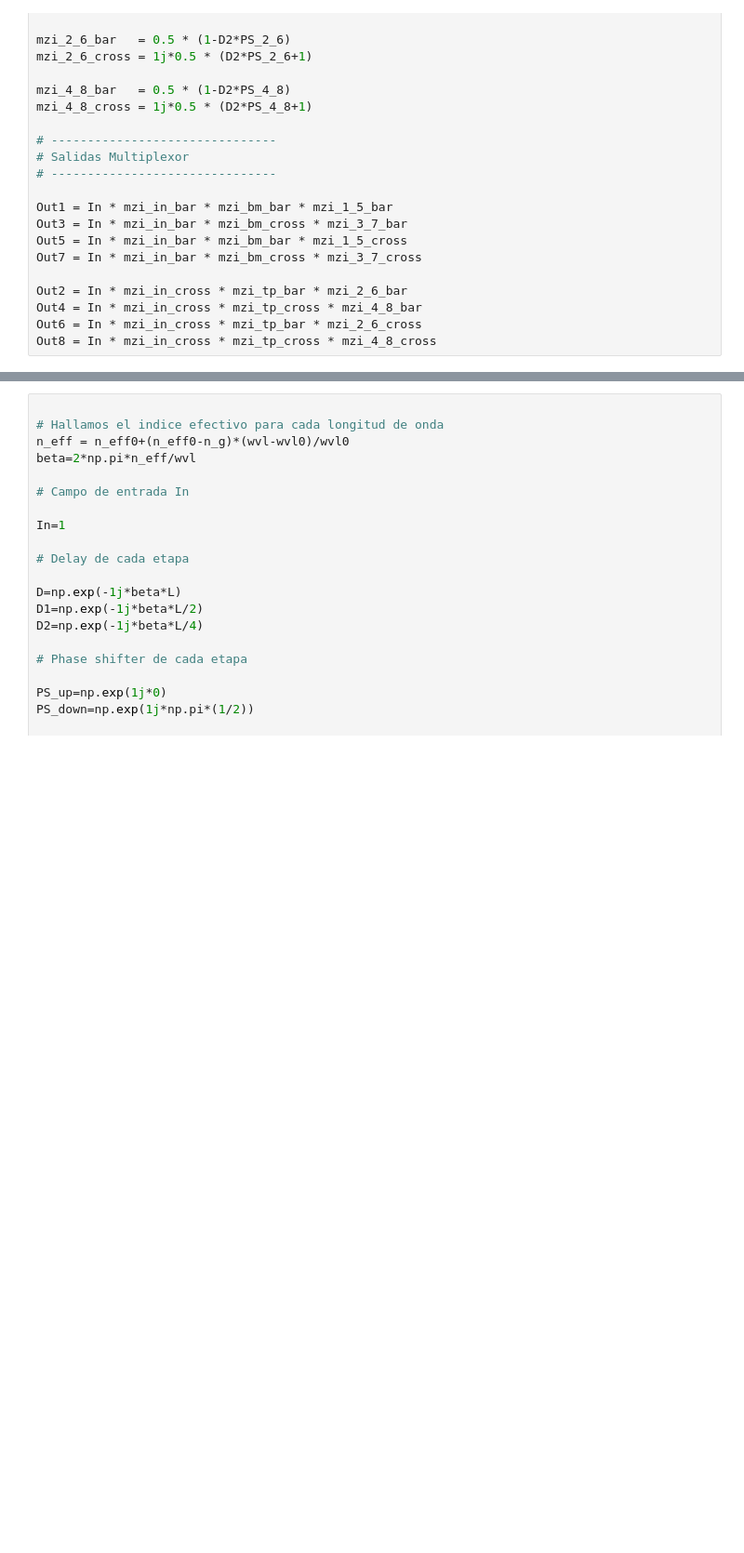
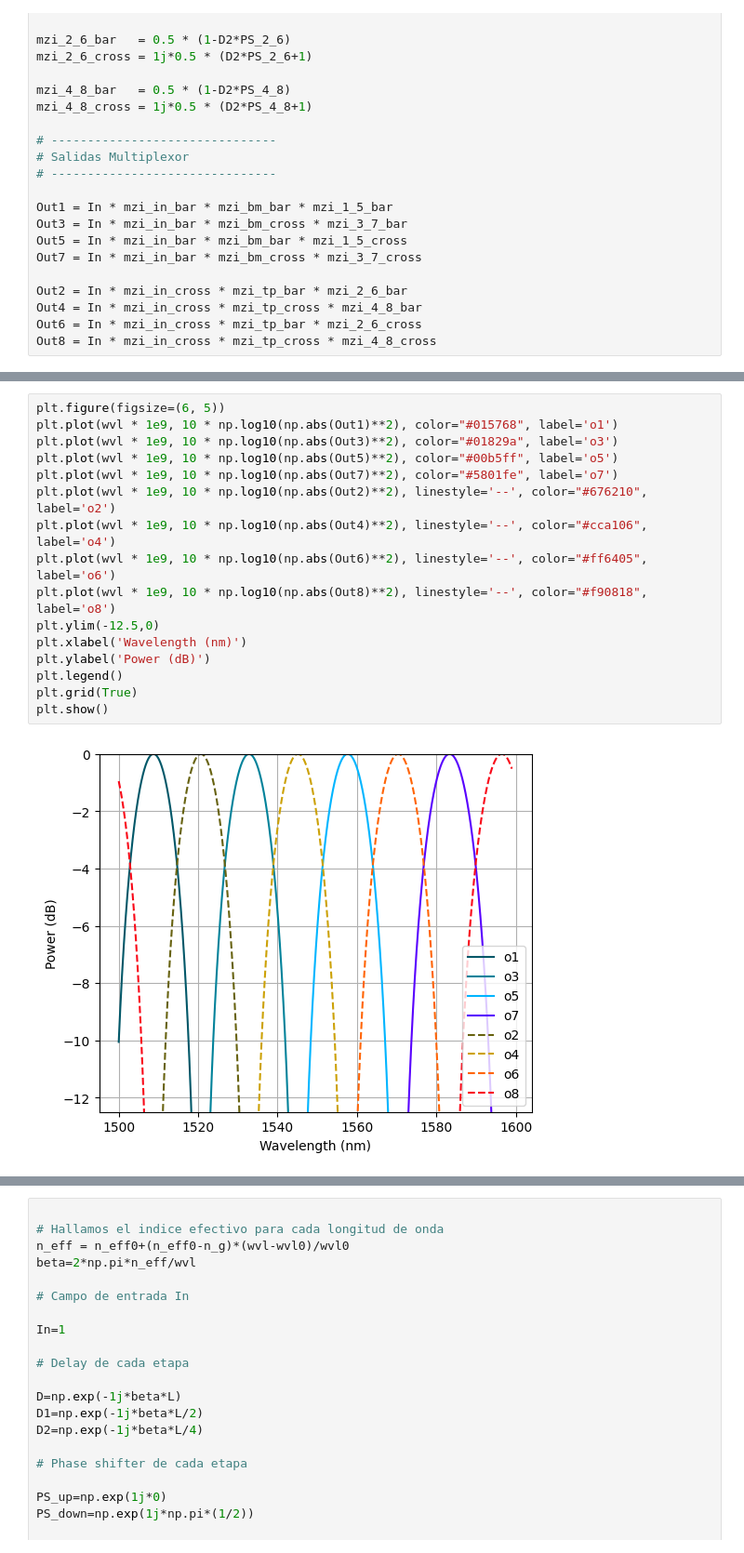
Before and after one commit to niospinamev2/Topic-6-WDM-Cascaded-MZIs, a Jupyter notebook: Graficas.ipynb, the cells around one changed output, grey strips where cells are left out. Shown at 93% size. Saved outputs shown, nothing was run; the diff lists cells and outputs as text; blank space fills up the shorter version.

```diff
--- a/Graficas.ipynb
+++ b/Graficas.ipynb
@@ -871,0 +933,18 @@ plt.show()
+# %%
+plt.figure(figsize=(6, 5))
+plt.plot(wvl * 1e9, 10 * np.log10(np.abs(Out1)**2), color="#015768", label='o1')
+plt.plot(wvl * 1e9, 10 * np.log10(np.abs(Out3)**2), color="#01829a", label='o3')
+plt.plot(wvl * 1e9, 10 * np.log10(np.abs(Out5)**2), color="#00b5ff", label='o5')
+plt.plot(wvl * 1e9, 10 * np.log10(np.abs(Out7)**2), color="#5801fe", label='o7')
+plt.plot(wvl * 1e9, 10 * np.log10(np.abs(Out2)**2), linestyle='--', color="#676210", label='o2')
+plt.plot(wvl * 1e9, 10 * np.log10(np.abs(Out4)**2), linestyle='--', color="#cca106", label='o4')
+plt.plot(wvl * 1e9, 10 * np.log10(np.abs(Out6)**2), linestyle='--', color="#ff6405", label='o6')
+plt.plot(wvl * 1e9, 10 * np.log10(np.abs(Out8)**2), linestyle='--', color="#f90818", label='o8')
+plt.ylim(-12.5,0)
+plt.xlabel('Wavelength (nm)')
+plt.ylabel('Power (dB)')
+plt.legend()
+plt.grid(True)
+plt.show()
+# %% [output]
+[figure, added]
```
Also changed, not shown: parts of 11 cells of this notebook, 1 other file.
